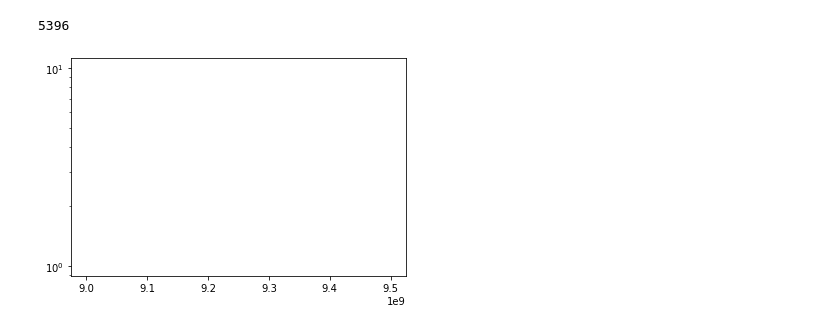
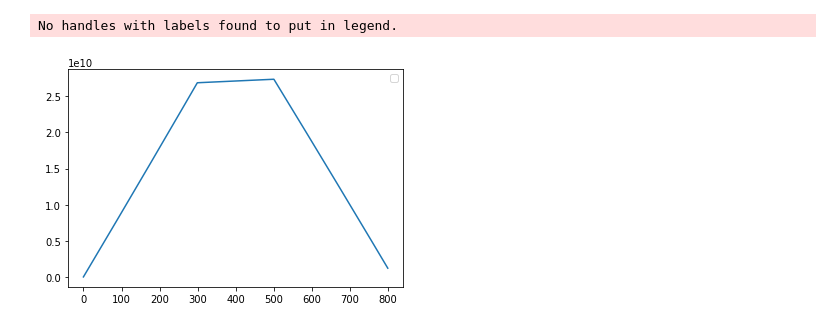
Before and after one commit to iankolaja/ne204lib, a Jupyter notebook: lab1.ipynb, the cells around one changed output. Cells and saved outputs as stored; diff of their text form; code cells hidden in the pictures.

```diff
--- a/lab1.ipynb
+++ b/lab1.ipynb
@@ -107 +23,13 @@ def find_amplitude(waveform, width=30):
+# %%
+k = 300
+l = 500
+tau = 11000
+trap_filter = generate_trapezoid_filter(tau, k, l)
+
+plt.plot(trap_filter)
+
+integral, filtered_signal = shape_waveform(co60_data[20], trap_filter, plot_filtered=True)
+# %% [output]
+No handles with labels found to put in legend.
+[figure, added]
 # %%
@@ -114,12 +43,0 @@ for i in range(len(raw_data0)):
-# %%
-print(len(raw_data0))
-#counts, bins = np.histogram(pulse_heights,bins=2000)
-#print(bins[0:10])
-counts, bins = np.histogram(pulse_heights,bins=200, range=[9.0e+09, 9.5e+9])
-
-plt.hist(bins[:-1], bins, weights=counts)
-plt.yscale('log')
-plt.show()
-# %% [output]
-5396
-[figure, removed]
```
Also changed, not shown: parts of 11 cells of this notebook.
